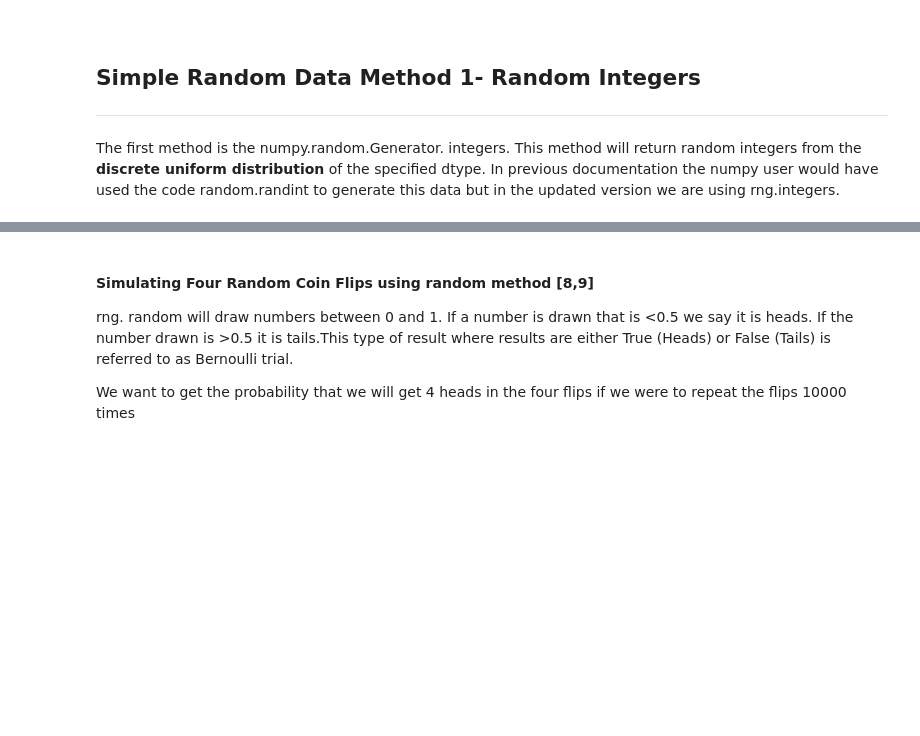
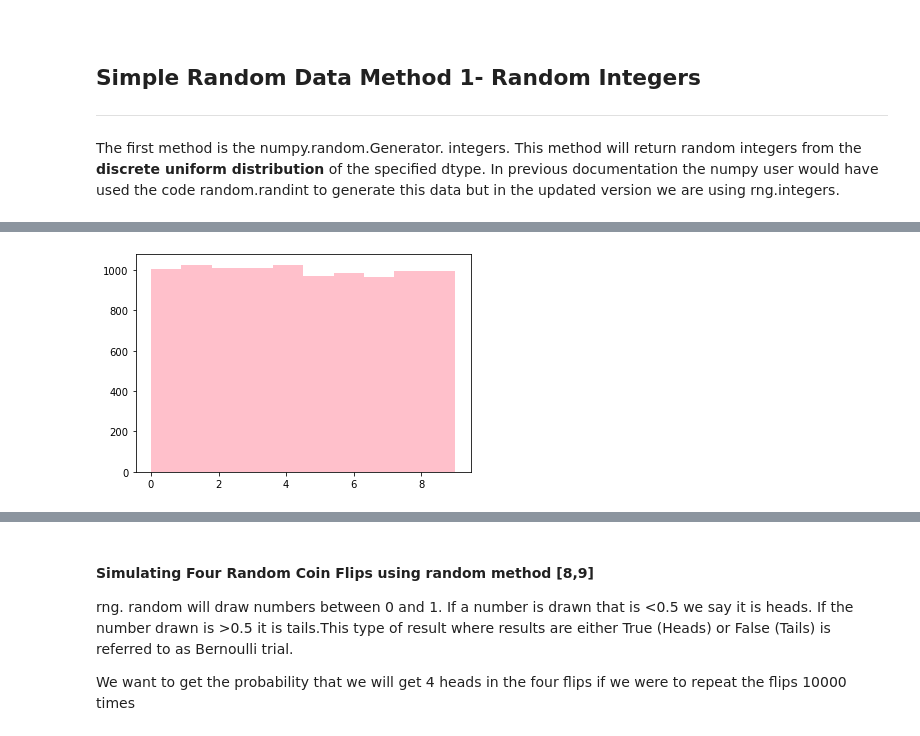
Before and after one commit to katel85/numpy.random-assignment-, a Jupyter notebook: numpy.random.ipynb, the cells around one changed output, grey strips where cells are left out. Drawn from its saved outputs; the diff is of its cells as text; code cells hidden in the pictures; blank space fills up the shorter version.

```diff
--- a/numpy.random.ipynb
+++ b/numpy.random.ipynb
@@ -180,3 +175,10 @@ plt.hist(x)
+# %%
+dist = [rng.integers(0,10) for i in range(10000)]
+# histogram plot of distribution
+plt.hist(dist, color="pink")
+plt.show()
+# %% [output]
+[figure, added]
 # %%
 #lets create some user input to select some random integers[7]
 print("Enter the Range: ")
```
Also changed, not shown: parts of 105 cells of this notebook.
